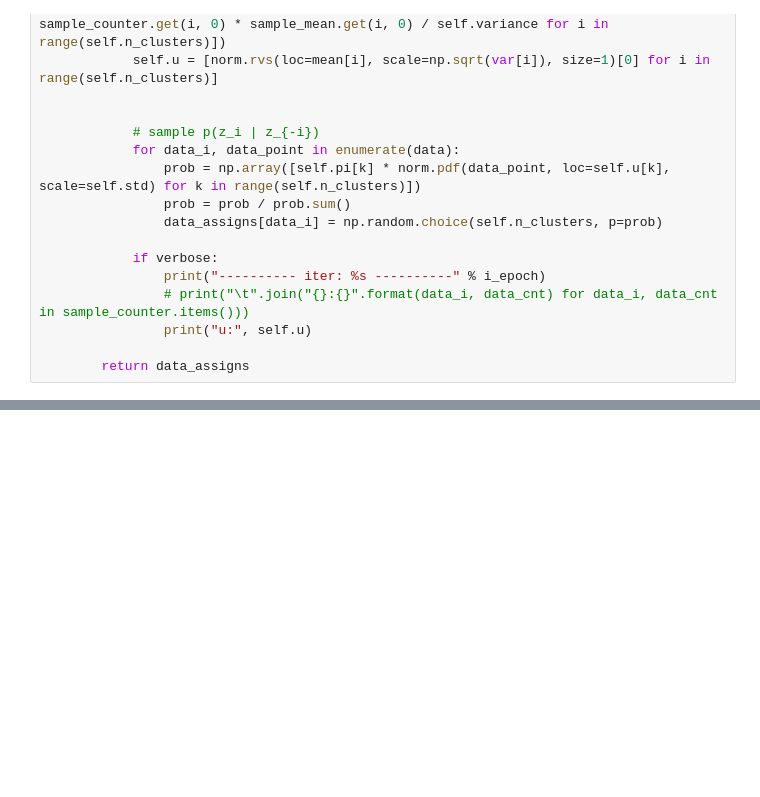
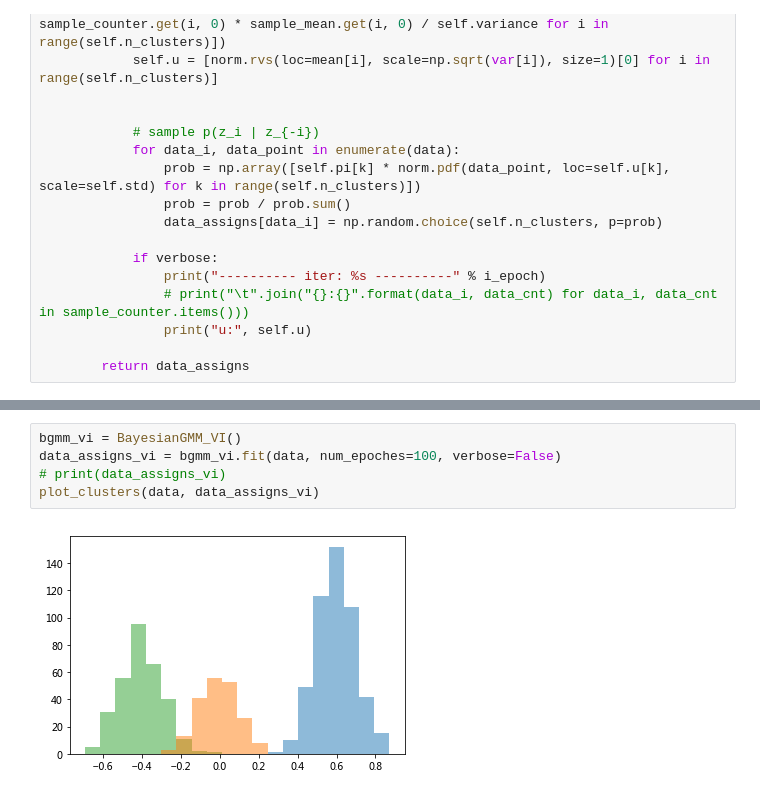
Before and after one commit to TVect/VectorLab, a Jupyter notebook: ml/mixture_models/bayesian_gmm.ipynb, the cells around one changed output, grey strips where cells are left out. Drawn from its saved outputs; the diff is of its cells as text; blank space fills up the shorter version.

Commit message:
code: vi for bayesian gmm

```diff
--- a/ml/mixture_models/bayesian_gmm.ipynb
+++ b/ml/mixture_models/bayesian_gmm.ipynb
@@ -238,0 +313,7 @@ $
+# %%
+bgmm_vi = BayesianGMM_VI()
+data_assigns_vi = bgmm_vi.fit(data, num_epoches=100, verbose=False)
+# print(data_assigns_vi)
+plot_clusters(data, data_assigns_vi)
+# %% [output]
+[figure, added]
```
Also changed, not shown: parts of 3 cells of this notebook.
